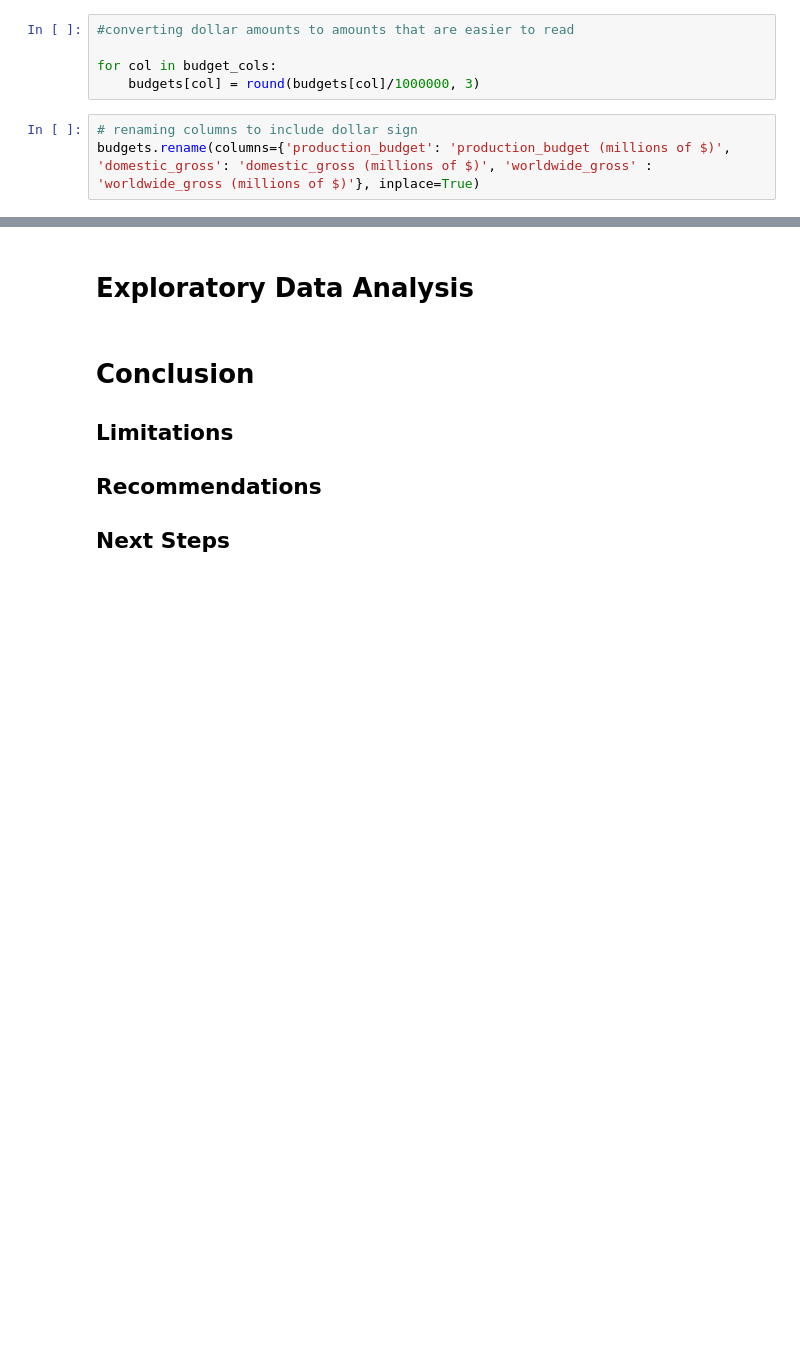
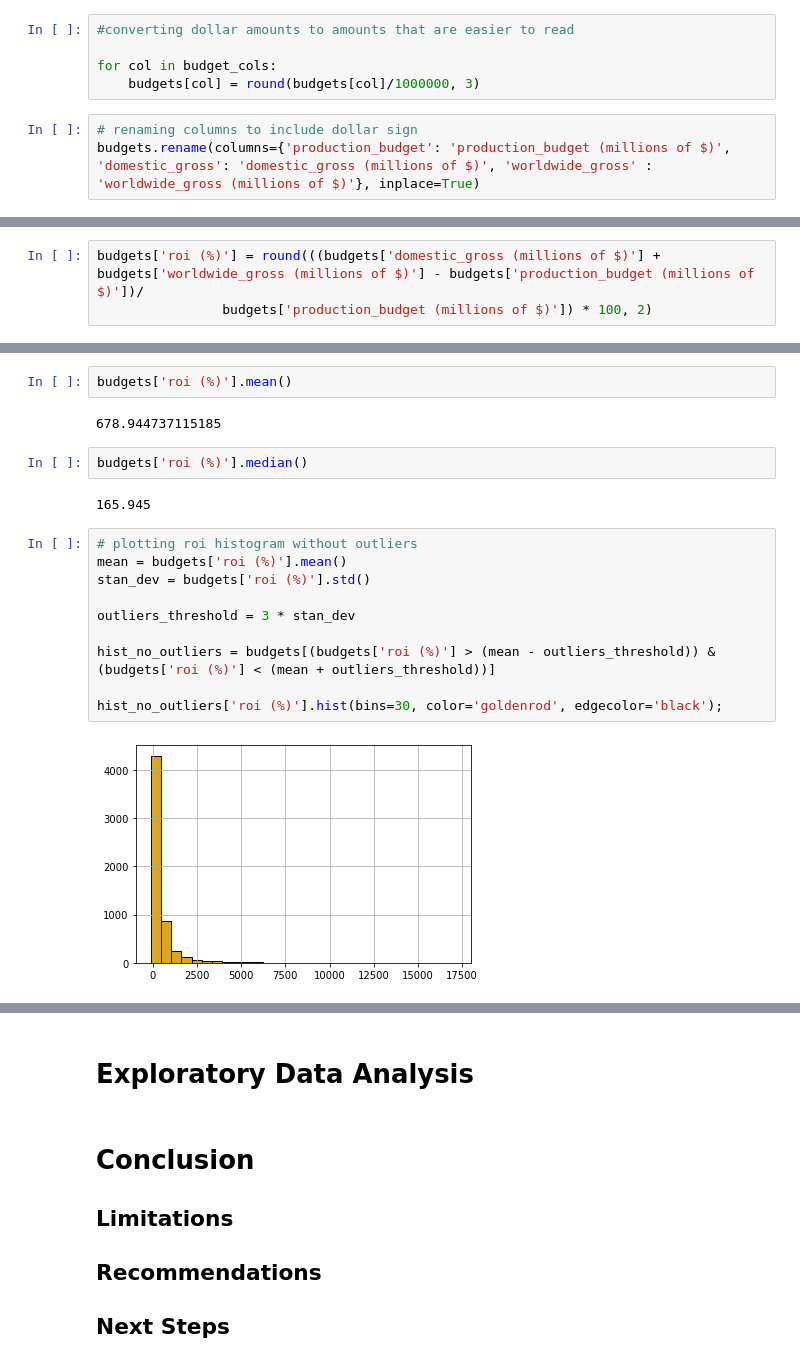
Before and after one commit to ckucewicz/movie_analysis_project, a Jupyter notebook: Notebook.ipynb, the cells around one changed output, grey strips where cells are left out. Saved outputs shown, nothing was run; the diff lists cells and outputs as text; blank space fills up the shorter version.

```diff
--- a/Notebook.ipynb
+++ b/Notebook.ipynb
@@ -106,0 +123,3 @@ budgets.head()
+# %%
+budgets['roi (%)'] = round(((budgets['domestic_gross (millions of $)'] + budgets['worldwide_gross (millions of $)'] - budgets['production_budget (millions of $)'])/
+                budgets['production_budget (millions of $)']) * 100, 2)
@@ -106,0 +167,20 @@ budgets.head()
+# %%
+budgets['roi (%)'].mean()
+# %% [output]
+678.944737115185
+# %%
+budgets['roi (%)'].median()
+# %% [output]
+165.945
+# %%
+# plotting roi histogram without outliers
+mean = budgets['roi (%)'].mean()
+stan_dev = budgets['roi (%)'].std()
+
+outliers_threshold = 3 * stan_dev
+
+hist_no_outliers = budgets[(budgets['roi (%)'] > (mean - outliers_threshold)) & (budgets['roi (%)'] < (mean + outliers_threshold))]
+
+hist_no_outliers['roi (%)'].hist(bins=30, color='goldenrod', edgecolor='black');
+# %% [output]
+[figure, added]
```
Also changed, not shown: parts of 31 cells of this notebook, 1 other file.
